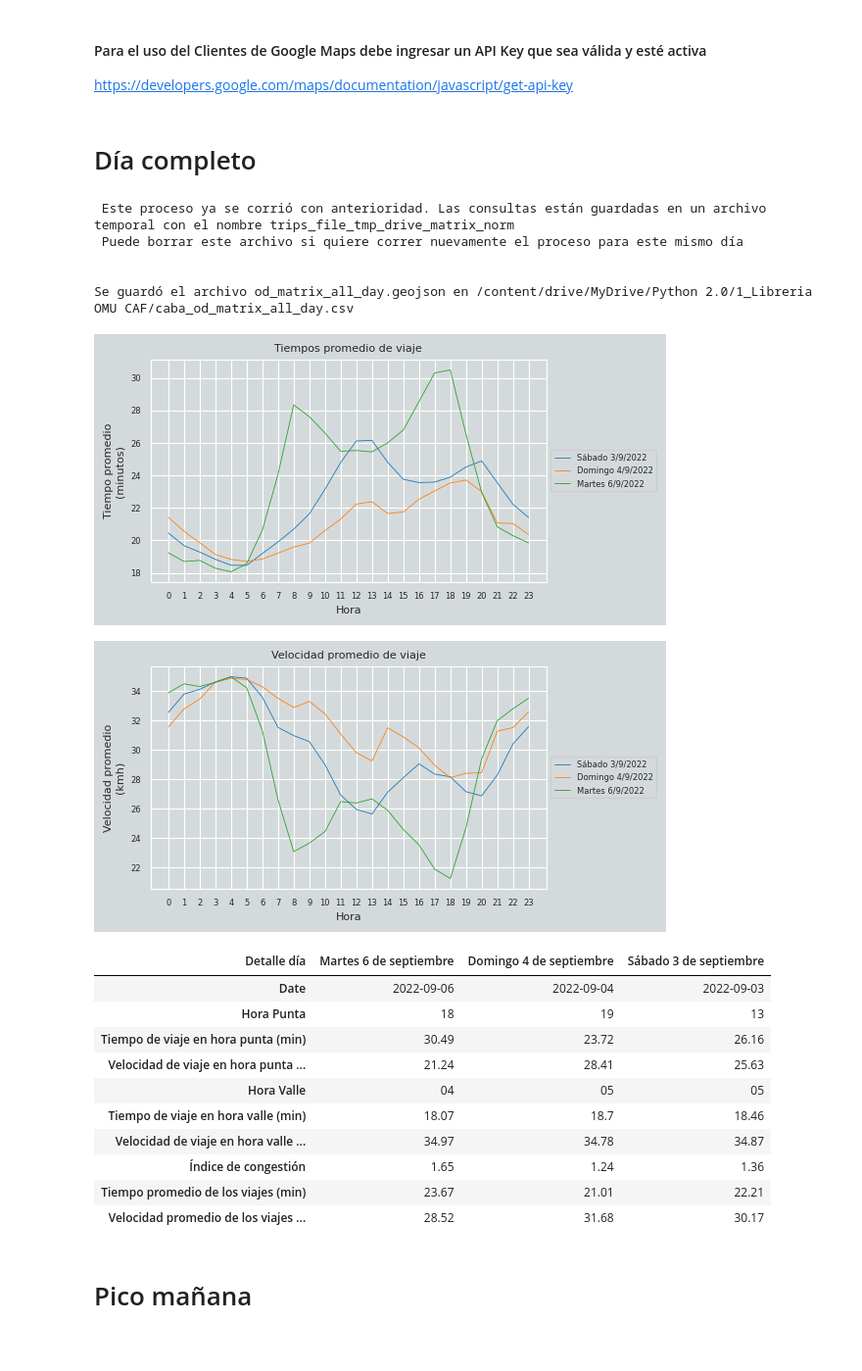
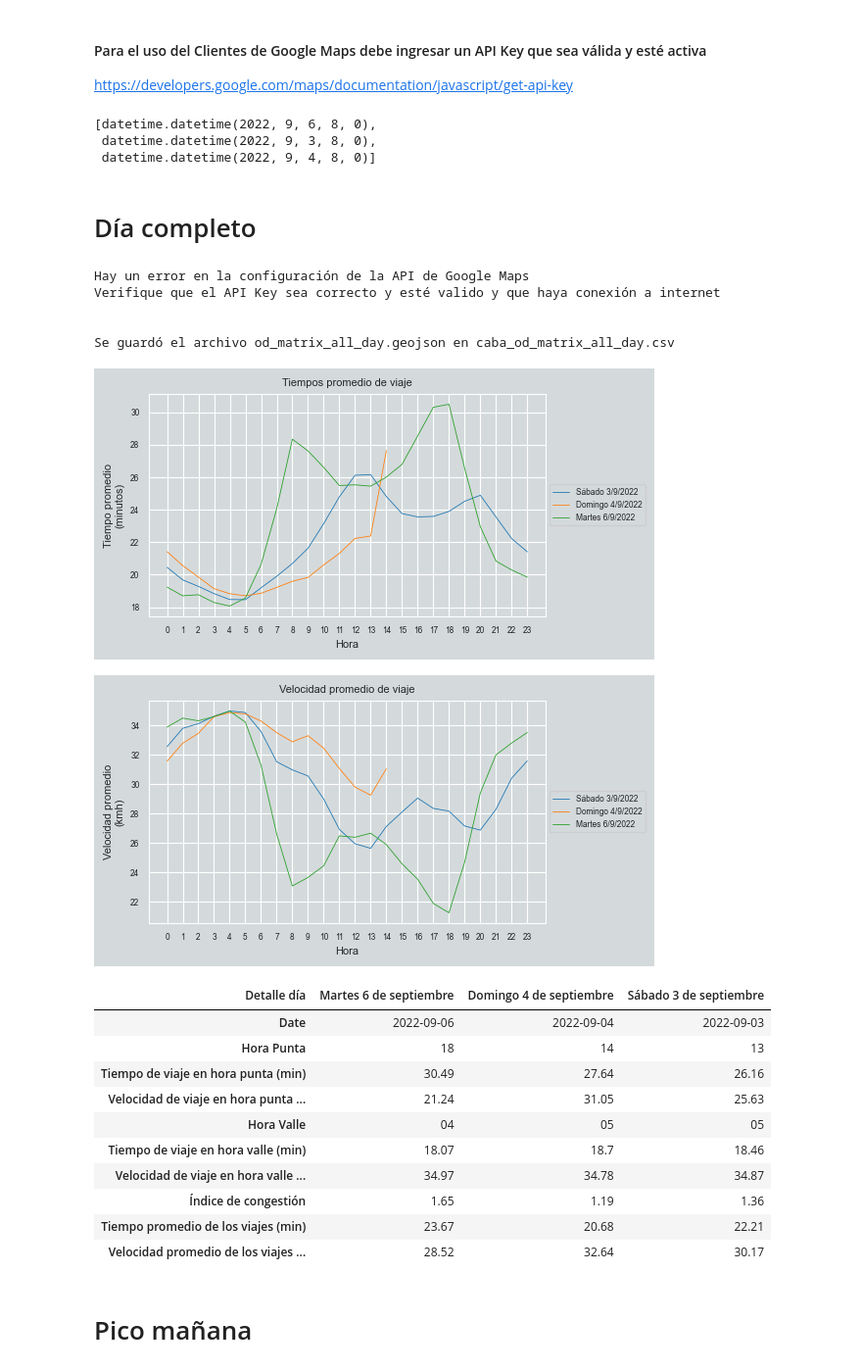
Before and after one commit to OMU-LATAM/Accesibilidad, a Jupyter notebook: Notebooks/caba.ipynb, the cells around one changed output. Shown at 98% size. Cells and saved outputs as stored; diff of their text form; code cells hidden in the pictures.

```diff
--- a/Notebooks/caba.ipynb
+++ b/Notebooks/caba.ipynb
@@ -24,8 +23,16 @@ Mounted at /content/drive
+# %%
+current_path = Path()
 # %%
+pais = 'argentina'
 city = 'caba'
-city_crs = 22195
+
 
 censo = gpd.read_file(current_path / 'ciudades' / city / f'censo_{city}.geojson')
+datos_ciudades = pd.read_csv(current_path / 'ciudades' / 'datos_ciudades.csv', encoding='latin1', sep=';')
+
+city_crs = int(datos_ciudades[datos_ciudades.city_norm==city].crs.values[0])
+
+print('crs', city_crs)
 
 vars_nse = ['TIPOVV_PART_Casa',
              'TIPOVV_PART_Departamento',
@@ -46,8 +53,10 @@ vars_nse = ['TIPOVV_PART_Casa',
              'NIVEL_Superior_no_universitario',
              'NIVEL_Universitario']
 
-display(censo[vars_nse].sample(5))
+population = 'cant_pers'
+id_censo = 'RADIO_LINK'
 
-# Variable de población
-population = 'cant_pers'
+print ('Variable de población', population)
+print('Variable id del censo', id_censo)
+censo.head()
 # %% [output]
@@ -114,0 +124,7 @@ Se guardó el archivo hexs.geojson en /content/drive/MyDrive/Python 2.0/1_Librer
+# %%
+amenities = pyomu.bring_osm(hexs, tags = {'amenity':True})
+amenities = pyomu.assign_weights(amenities)
+densidad_actividad, scores, amenities2 = pyomu.activity_density(amenities,
+                                                          city_crs,
+                                                          cantidad_clusters = 6,
+                                                          show_map = True)
@@ -120,35 +138,42 @@ key = ''  #Insertar Google Api Key
+# %%
+list_trip_datetime
+# %% [output]
+[datetime.datetime(2022, 9, 6, 8, 0),
+ datetime.datetime(2022, 9, 3, 8, 0),
+ datetime.datetime(2022, 9, 4, 8, 0)]
 # %% [markdown]
 # Día completo
 # %%
 od_matrix_all_day = pyomu.calculate_od_matrix_all_day(origin = hexs,
-                                                        id_origin = 'hex',
-                                                        destination = densidad_actividad,
-                                                        id_destination = 'cluster',
-                                                        trip_datetime = list_trip_datetime,
-                                                        key = key,
-                                                        normalize=True,
-                                                        current_path=current_path,
-                                                        city = city,
-                                                        run_always=False)
+                                                id_origin = 'hex',
+                                                destination = densidad_actividad,
+                                                id_destination = 'cluster',
+                                                trip_datetime = list_trip_datetime,
+                                                population=population,
+                                                key = key,
+                                                normalize=True,
+                                                current_path=current_path,
+                                                city = city,
+                                                run_always=False)
 # %% [output]
- Este proceso ya se corrió con anterioridad. Las consultas están guardadas en un archivo temporal con el nombre trips_file_tmp_drive_matrix_norm
- Puede borrar este archivo si quiere correr nuevamente el proceso para este mismo día
+Hay un error en la configuración de la API de Google Maps
+Verifique que el API Key sea correcto y esté valido y que haya conexión a internet
 
 
-Se guardó el archivo od_matrix_all_day.geojson en /content/drive/MyDrive/Python 2.0/1_Libreria OMU CAF/caba_od_matrix_all_day.csv
+Se guardó el archivo od_matrix_all_day.geojson en caba_od_matrix_all_day.csv
-[figure, old version]
+[figure, new version]
-[figure, old version]
+[figure, new version]
 | Detalle día | Martes 6 de septiembre | Domingo 4 de septiembre | Sábado 3 de septiembre |
 | Date | 2022-09-06 | 2022-09-04 | 2022-09-03 |
-| Hora Punta | 18 | 19 | 13 |
-| Tiempo de viaje en hora punta (min) | 30.49 | 23.72 | 26.16 |
-| Velocidad de viaje en hora punta ... | 21.24 | 28.41 | 25.63 |
+| Hora Punta | 18 | 14 | 13 |
+| Tiempo de viaje en hora punta (min) | 30.49 | 27.64 | 26.16 |
+| Velocidad de viaje en hora punta ... | 21.24 | 31.05 | 25.63 |
 | Hora Valle | 04 | 05 | 05 |
 | Tiempo de viaje en hora valle (min) | 18.07 | 18.7 | 18.46 |
 | Velocidad de viaje en hora valle ... | 34.97 | 34.78 | 34.87 |
-| Índice de congestión | 1.65 | 1.24 | 1.36 |
-| Tiempo promedio de los viajes (min) | 23.67 | 21.01 | 22.21 |
-| Velocidad promedio de los viajes ... | 28.52 | 31.68 | 30.17 |
+| Índice de congestión | 1.65 | 1.19 | 1.36 |
+| Tiempo promedio de los viajes (min) | 23.67 | 20.68 | 22.21 |
+| Velocidad promedio de los viajes ... | 28.52 | 32.64 | 30.17 |
 # %% [markdown]
 # Pico mañana
 # %%
```
Also changed, not shown: parts of 21 cells of this notebook.
